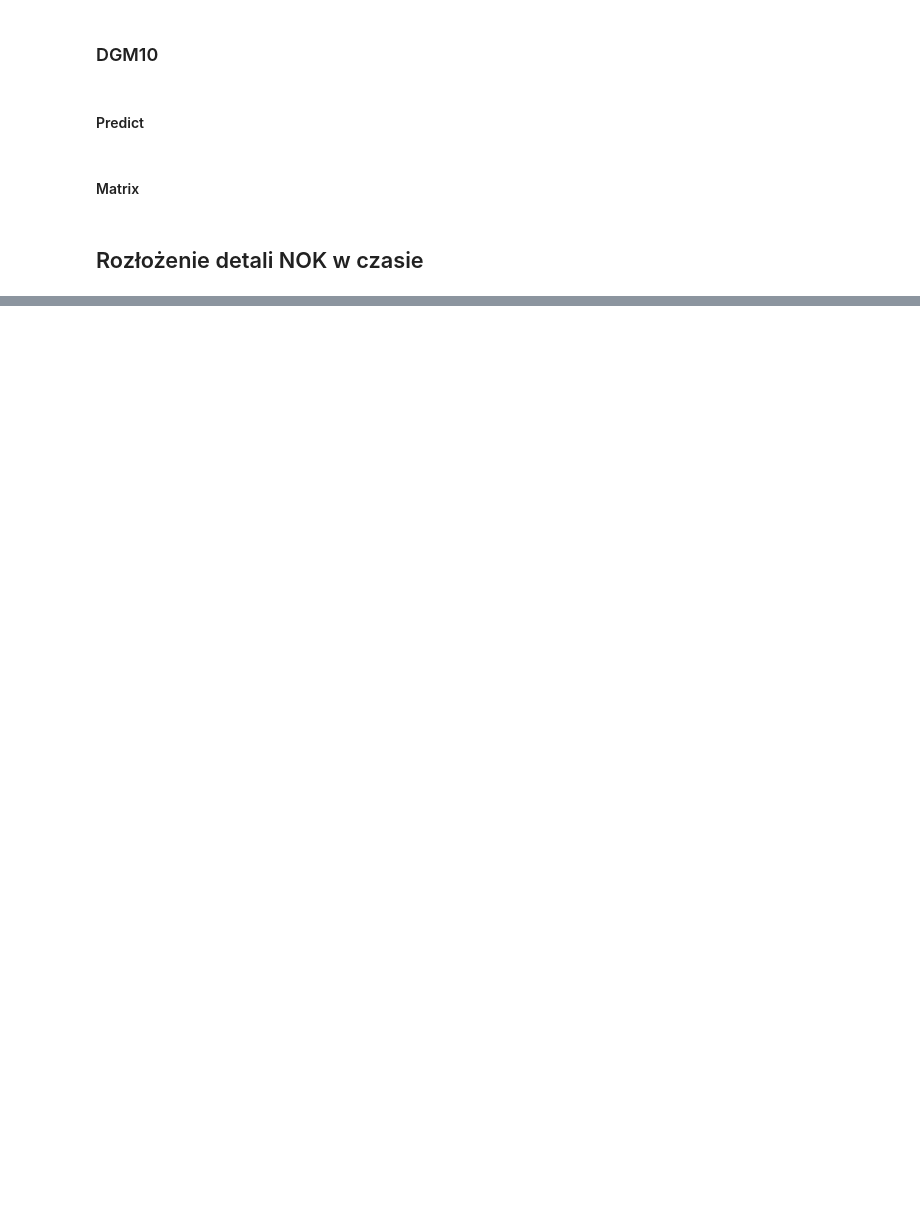
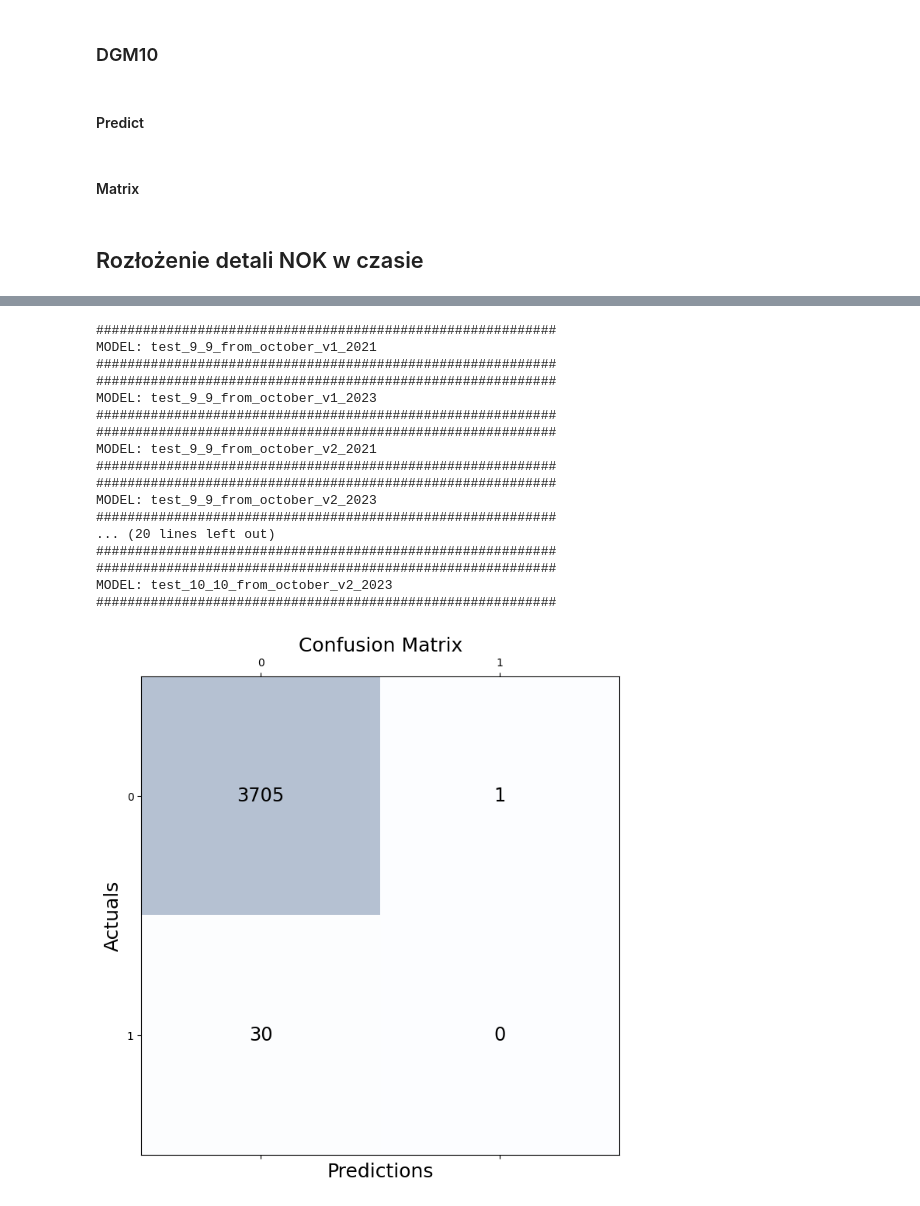
Before and after one commit to kubas99x/predict_quality_of_car_parts, a Jupyter notebook: src/pipeline.ipynb, the cells around one changed output, grey strips where cells are left out. Cells and saved outputs as stored; diff of their text form; code cells hidden in the pictures; blank space fills up the shorter version.

```diff
--- a/src/pipeline.ipynb
+++ b/src/pipeline.ipynb
@@ -368,0 +485,25 @@ fig1 = create_confusion_matrix(y_dgm8, y_dgm8_pred)
+# %%
+for file_name, model_ in model_dict.items():
+    print("###########################################################")
+    print(f"MODEL: {file_name}")
+    model_['conf_matrix'] = create_confusion_matrix(model_['y_true'], model_['y_pred'])
+    print("###########################################################")
+# %% [output]
+###########################################################
+MODEL: test_9_9_from_october_v1_2021
+###########################################################
+###########################################################
+MODEL: test_9_9_from_october_v1_2023
+###########################################################
+###########################################################
+MODEL: test_9_9_from_october_v2_2021
+###########################################################
+###########################################################
+MODEL: test_9_9_from_october_v2_2023
+###########################################################
+... (20 lines left out)
+###########################################################
+###########################################################
+MODEL: test_10_10_from_october_v2_2023
+###########################################################
+[figure, added]
```
Also changed, not shown: parts of 36 cells of this notebook, 5 other files.
